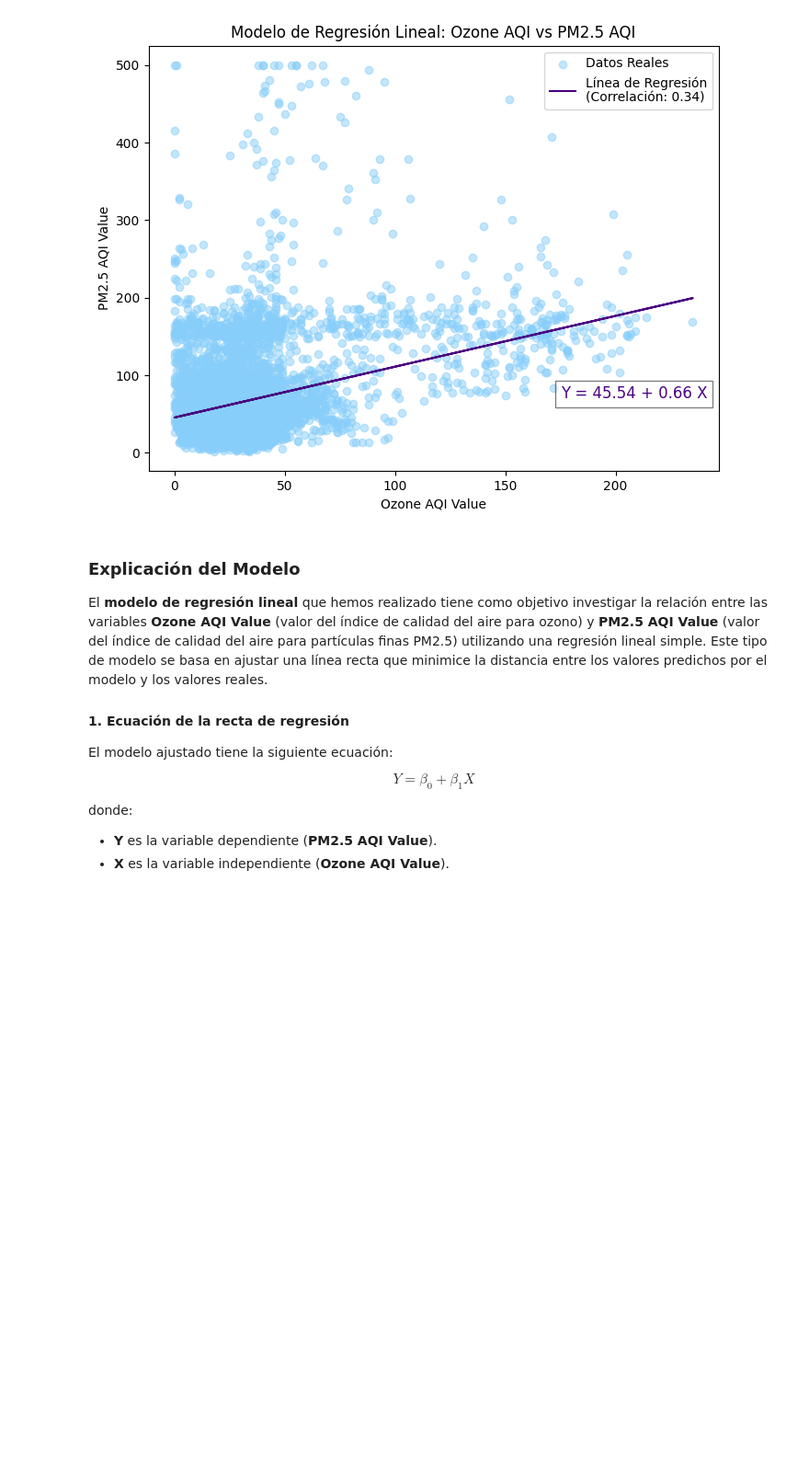
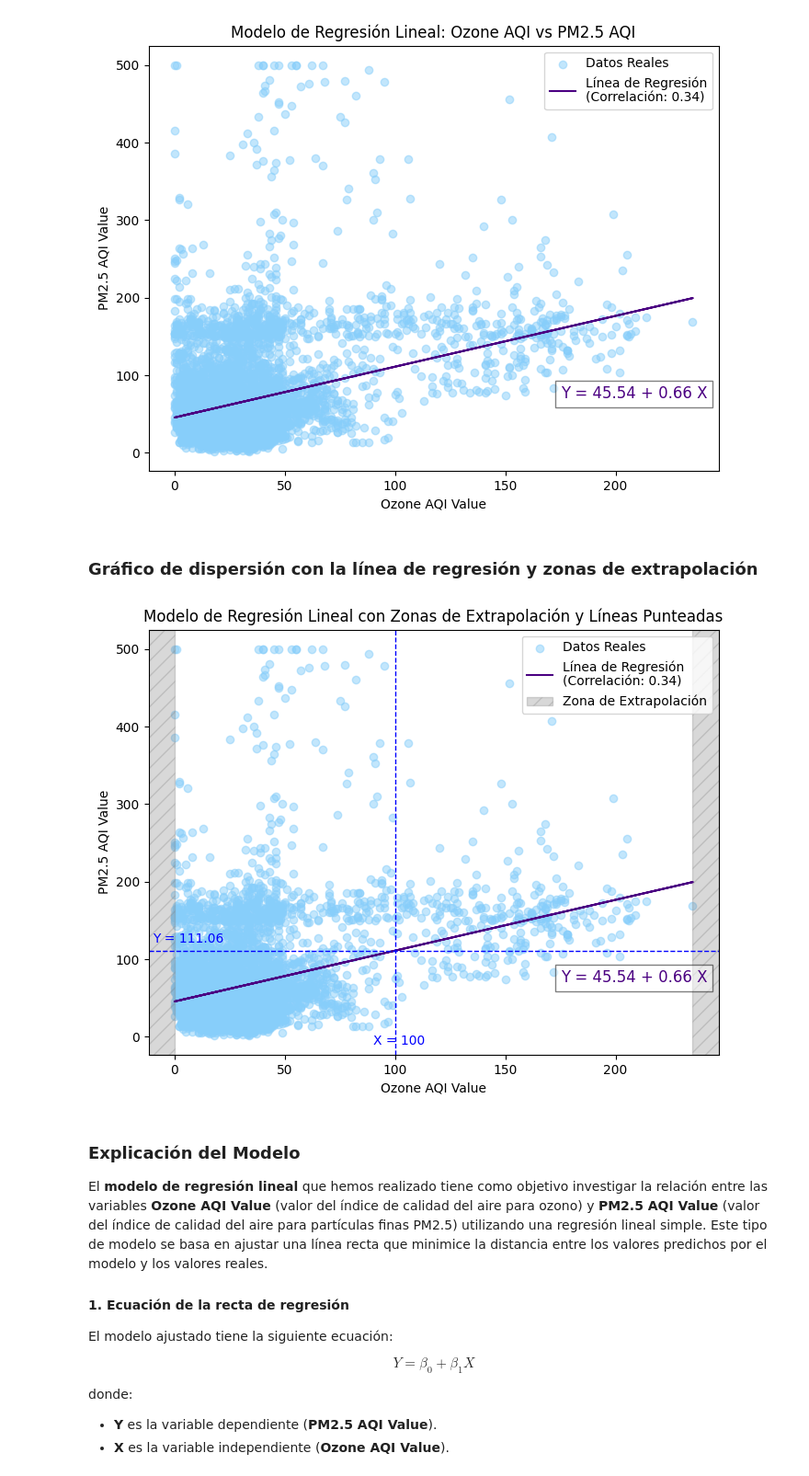
Before and after one commit to Vikktor93/global-air-pollution-linear-regression, a Jupyter notebook: notebooks/003_Regresion_Lineal.ipynb, the cells around one changed output. Shown at 92% size. Drawn from its saved outputs; the diff is of its cells as text; code cells hidden in the pictures; blank space fills up the shorter version.

Commit message:
Se agrega gráfico de dispersión con linea de regresión más las zonas de extrpolación

```diff
--- a/notebooks/003_Regresion_Lineal.ipynb
+++ b/notebooks/003_Regresion_Lineal.ipynb
@@ -202,6 +202,45 @@ plt.legend(loc='best')
 plt.show()
 # %% [output]
 [figure]
+# %% [markdown]
+### Gráfico de dispersión con la línea de regresión y zonas de extrapolación
+# %%
+plt.figure(figsize=(8, 6))
+plt.scatter(X_test, Y_test, color='lightskyblue', alpha=0.5, label='Datos Reales')
+
+# Graficar la línea de regresión
+plt.plot(X_test, Y_pred, color='indigo', label=f'Línea de Regresión\n(Correlación: {r:.2f})')
+
+# Añadir la ecuación de la recta en el gráfico
+equation_text = f"Y = {interseccion:.2f} + {pendiente:.2f} X"
+plt.text(175, 70, equation_text, fontsize=12, color='indigo', bbox=dict(facecolor='white', alpha=0.5))
+
+# Añadir zonas de extrapolación (valores fuera del rango observado en los datos) con franjas diagonales
+plt.axvspan(X_test.min().values[0] - 50, X_test.min().values[0], color='gray', alpha=0.3, label='Zona de Extrapolación', hatch='//')
+plt.axvspan(X_test.max().values[0], X_test.max().values[0] + 50, color='gray', alpha=0.3, hatch='//')
+
+# Se selecciona un valor de X y calculamos su Y correspondiente en la recta de regresión
+x_value = 100  # Cambiar este valor según el valor en X que quieras marcar
+y_value = interseccion + pendiente * x_value  # Cálculo de Y a partir de la ecuación de la recta
+
+# Añadir líneas punteadas desde el eje X y el eje Y
+plt.axhline(y=y_value, color='blue', linestyle='--', lw=1)  # Línea horizontal desde la recta hacia el eje Y
+plt.axvline(x=x_value, color='blue', linestyle='--', lw=1)  # Línea vertical desde la recta hacia el eje X
+
+# Etiquetas para las líneas punteadas
+plt.text(x_value - 10, -10, f'X = {x_value}', color='blue', fontsize=10)
+plt.text(-10, y_value + 10, f'Y = {y_value:.2f}', color='blue', fontsize=10)
+
+plt.title('Modelo de Regresión Lineal con Zonas de Extrapolación y Líneas Punteadas')
+plt.xlabel('Ozone AQI Value')
+plt.ylabel('PM2.5 AQI Value')
+
+plt.legend(loc='best')
+
+
+plt.show()
+# %% [output]
+[figure, added]
 # %% [markdown]
 ### Explicación del Modelo
 
```
